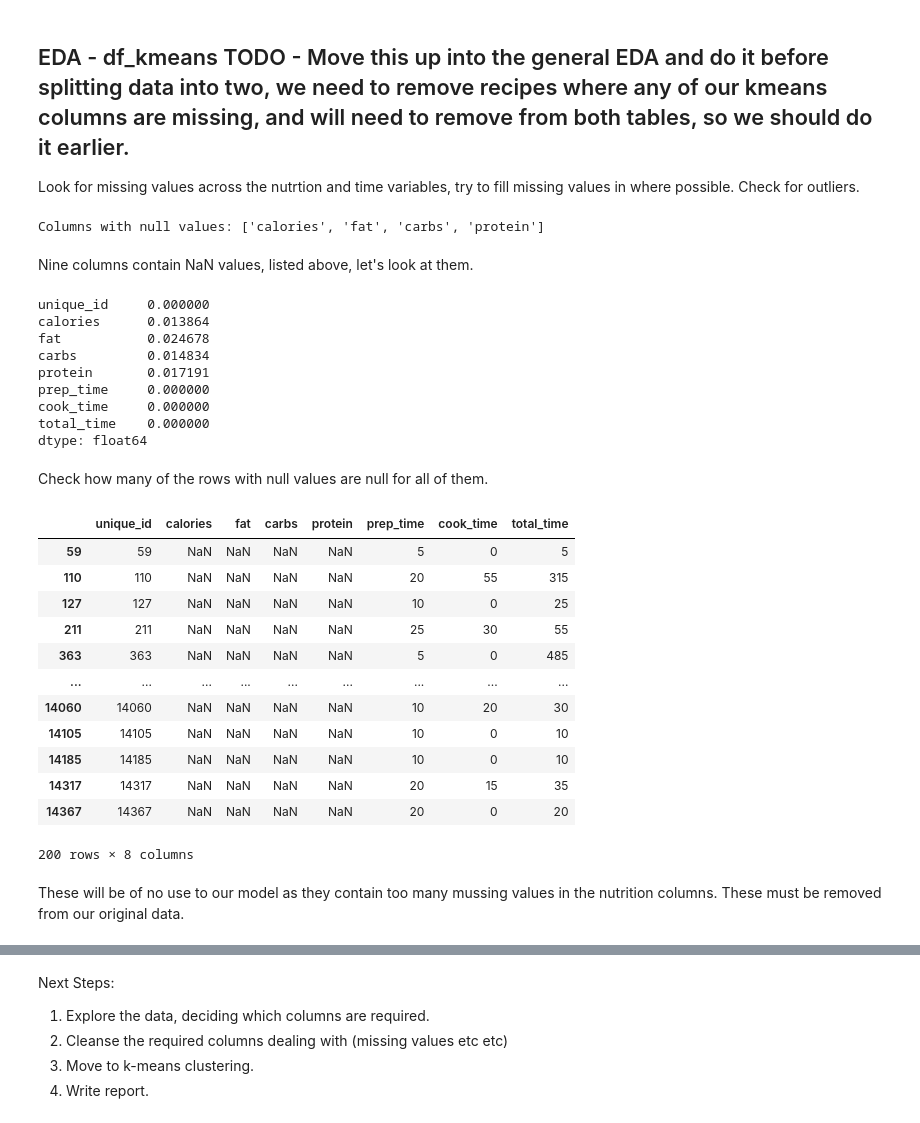
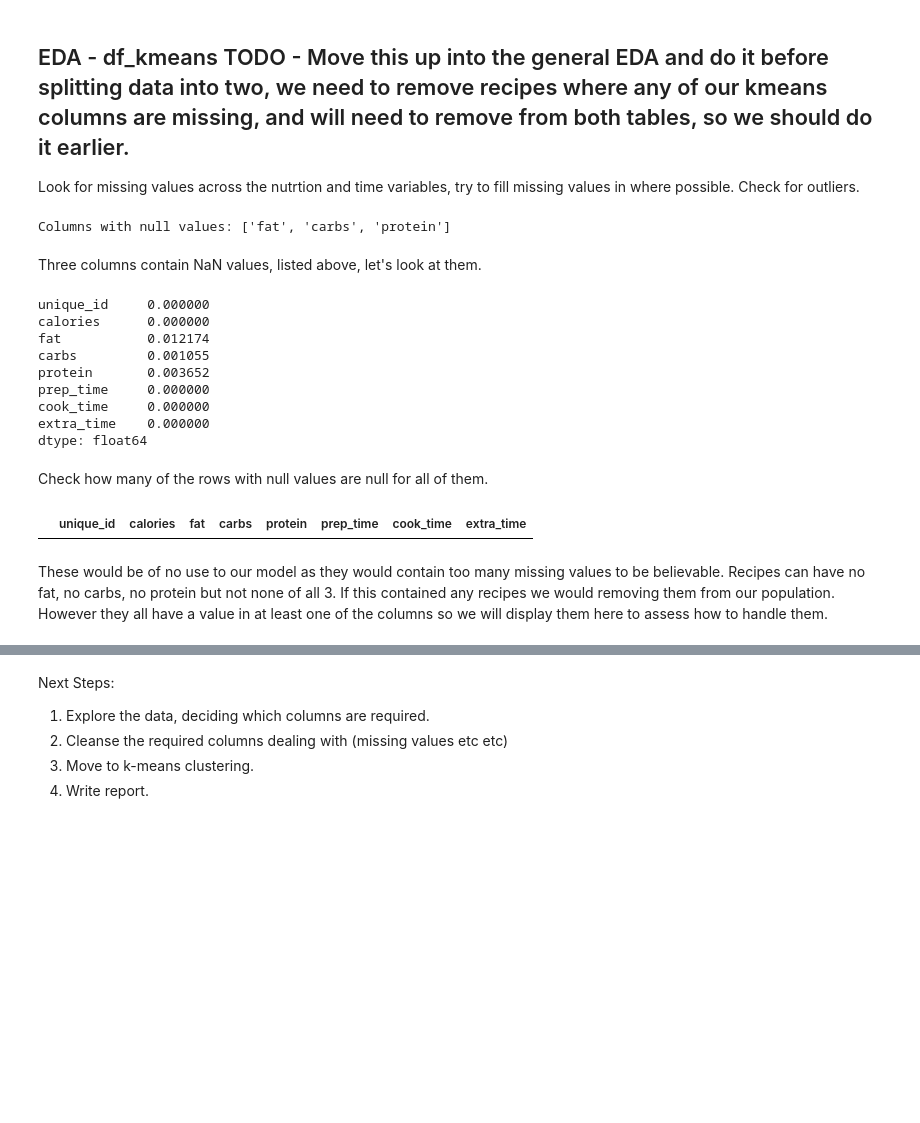
Before and after one commit to BP0323904/dspp, a Jupyter notebook: Allrecipes/Notebooks/Allrecipes_EDA_and_Cleansing.ipynb, the cells around one changed output, grey strips where cells are left out. Drawn from its saved outputs; the diff is of its cells as text; code cells hidden in the pictures; blank space fills up the shorter version.

```diff
--- a/Allrecipes/Notebooks/Allrecipes_EDA_and_Cleansing.ipynb
+++ b/Allrecipes/Notebooks/Allrecipes_EDA_and_Cleansing.ipynb
@@ -332,46 +354,33 @@ df_features.head(5)
 Look for missing values across the nutrtion and time variables, try to fill missing values in where possible. Check for outliers.
 # %%
 # Identify columns with null values
-columns_with_nulls = df_core.columns[df_core.isnull().any()].tolist()
+columns_with_nulls = df_kmeans.columns[df_kmeans.isnull().any()].tolist()
 
 # Print column names containing null values
 print("Columns with null values:", columns_with_nulls)
 # %% [output]
-Columns with null values: ['calories', 'fat', 'carbs', 'protein']
+Columns with null values: ['fat', 'carbs', 'protein']
 # %% [markdown]
-Nine columns contain NaN values, listed above, let's look at them.
+Three columns contain NaN values, listed above, let's look at them.
 # %%
-df_core.isnull().mean()
+df_kmeans.isnull().mean()
 # %% [output]
 unique_id     0.000000
-calories      0.013864
-fat           0.024678
-carbs         0.014834
-protein       0.017191
+calories      0.000000
+fat           0.012174
+carbs         0.001055
+protein       0.003652
 prep_time     0.000000
 cook_time     0.000000
-total_time    0.000000
+extra_time    0.000000
 dtype: float64
 # %% [markdown]
 Check how many of the rows with null values are null for all of them.
 # %%
-filtered_df = df_core[df_core[columns_with_nulls].isna().all(axis=1)]
+filtered_df = df_kmeans[df_kmeans[columns_with_nulls].isna().all(axis=1)]
 filtered_df
 # %% [output]
-|  | unique_id | calories | fat | carbs | protein | prep_time | cook_time | total_time |
-| 59 | 59 | NaN | NaN | NaN | NaN | 5 | 0 | 5 |
-| 110 | 110 | NaN | NaN | NaN | NaN | 20 | 55 | 315 |
-| 127 | 127 | NaN | NaN | NaN | NaN | 10 | 0 | 25 |
-| 211 | 211 | NaN | NaN | NaN | NaN | 25 | 30 | 55 |
-| 363 | 363 | NaN | NaN | NaN | NaN | 5 | 0 | 485 |
-| ... | ... | ... | ... | ... | ... | ... | ... | ... |
-| 14060 | 14060 | NaN | NaN | NaN | NaN | 10 | 20 | 30 |
-| 14105 | 14105 | NaN | NaN | NaN | NaN | 10 | 0 | 10 |
-| 14185 | 14185 | NaN | NaN | NaN | NaN | 10 | 0 | 10 |
-| 14317 | 14317 | NaN | NaN | NaN | NaN | 20 | 15 | 35 |
-| 14367 | 14367 | NaN | NaN | NaN | NaN | 20 | 0 | 20 |
+|  | unique_id | calories | fat | carbs | protein | prep_time | cook_time | extra_time |
-200 rows × 8 columns
 # %% [markdown]
-These will be of no use to our model as they contain too many mussing values in the nutrition columns.
-These must be removed from our original data.
+These would be of no use to our model as they would contain too many missing values to be believable. Recipes can have no fat, no carbs, no protein but not none of all 3. If this contained any recipes we would removing them from our population. However they all have a value in at least one of the columns so we will display them here to assess how to handle them.
 # %%
```
Also changed, not shown: parts of 13 cells of this notebook.
